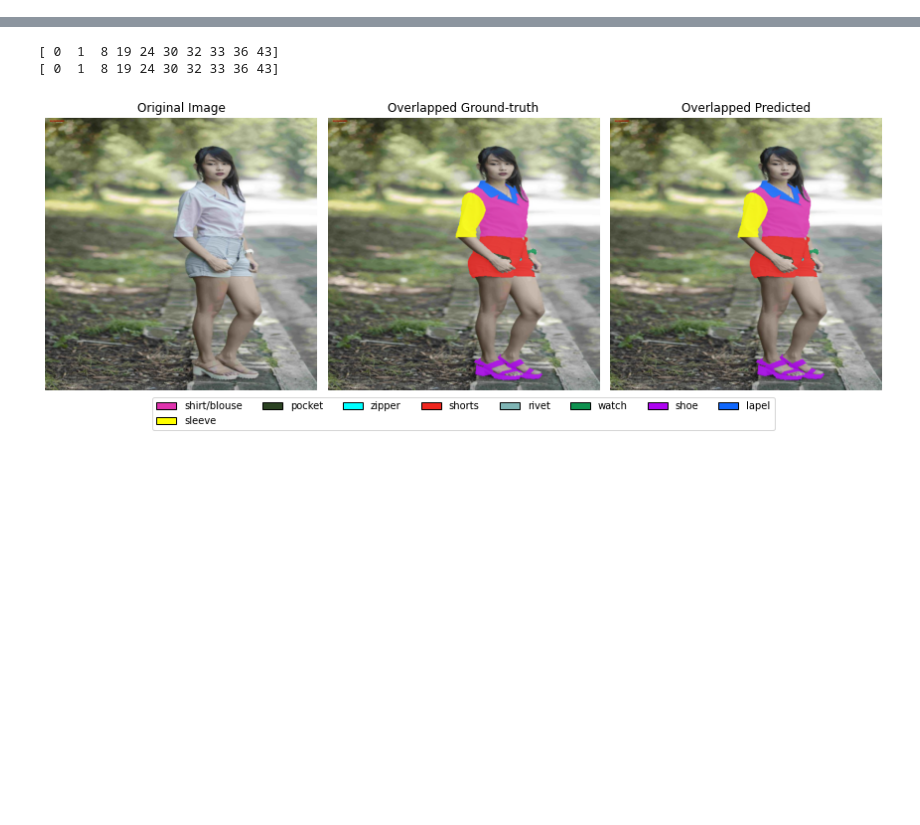
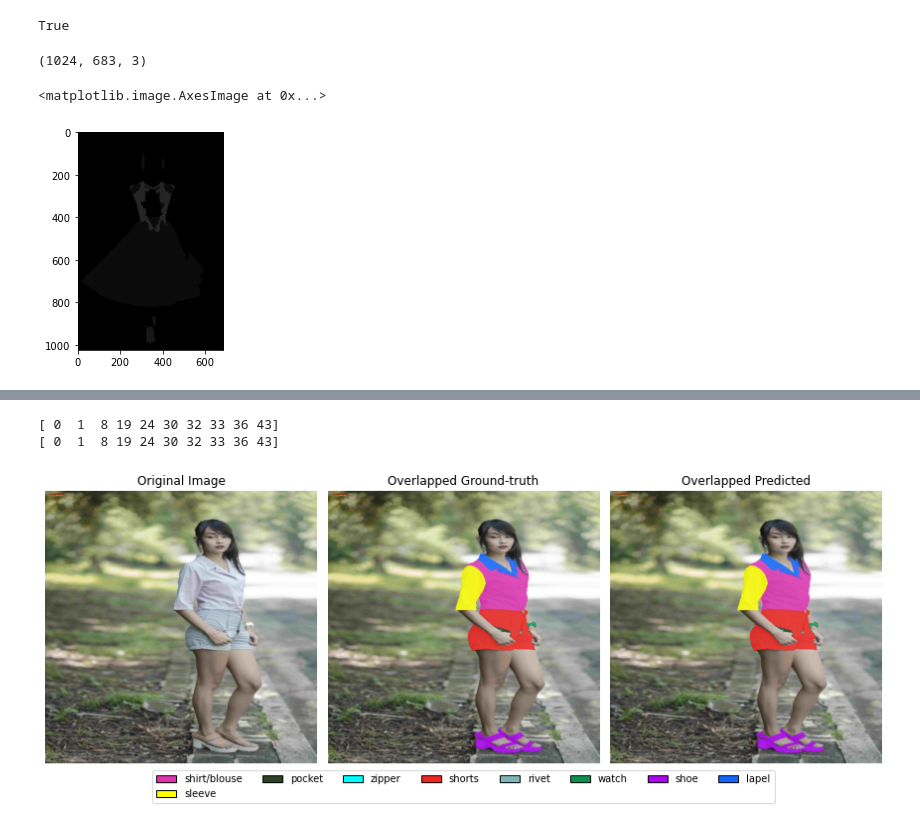
Before and after one commit to QuimMarset/MAI-OR, a Jupyter notebook: Assignment2/test.ipynb, the cells around one changed output, grey strips where cells are left out. Cells and saved outputs as stored; diff of their text form; code cells hidden in the pictures; blank space fills up the shorter version.

```diff
--- a/Assignment2/test.ipynb
+++ b/Assignment2/test.ipynb
@@ -23,0 +33,14 @@ image_path = os.path.join(val_path, img_name)
+# %%
+segm_gray = np.zeros(segmentation.shape[:2], dtype='uint8')
+segm_gray[:] = segmentation[:, :, 0]
+cv2.imwrite('./test2.png', segm_gray)
+# %% [output]
+True
+# %%
+test_segm = cv2.imread('./test2.png')
+print(test_segm.shape)
+plt.imshow(test_segm, cmap='gray')
+# %% [output]
+(1024, 683, 3)
+<matplotlib.image.AxesImage at 0x...>
+[figure, added]
```
Also changed, not shown: parts of 7 cells of this notebook, 10 other files.
